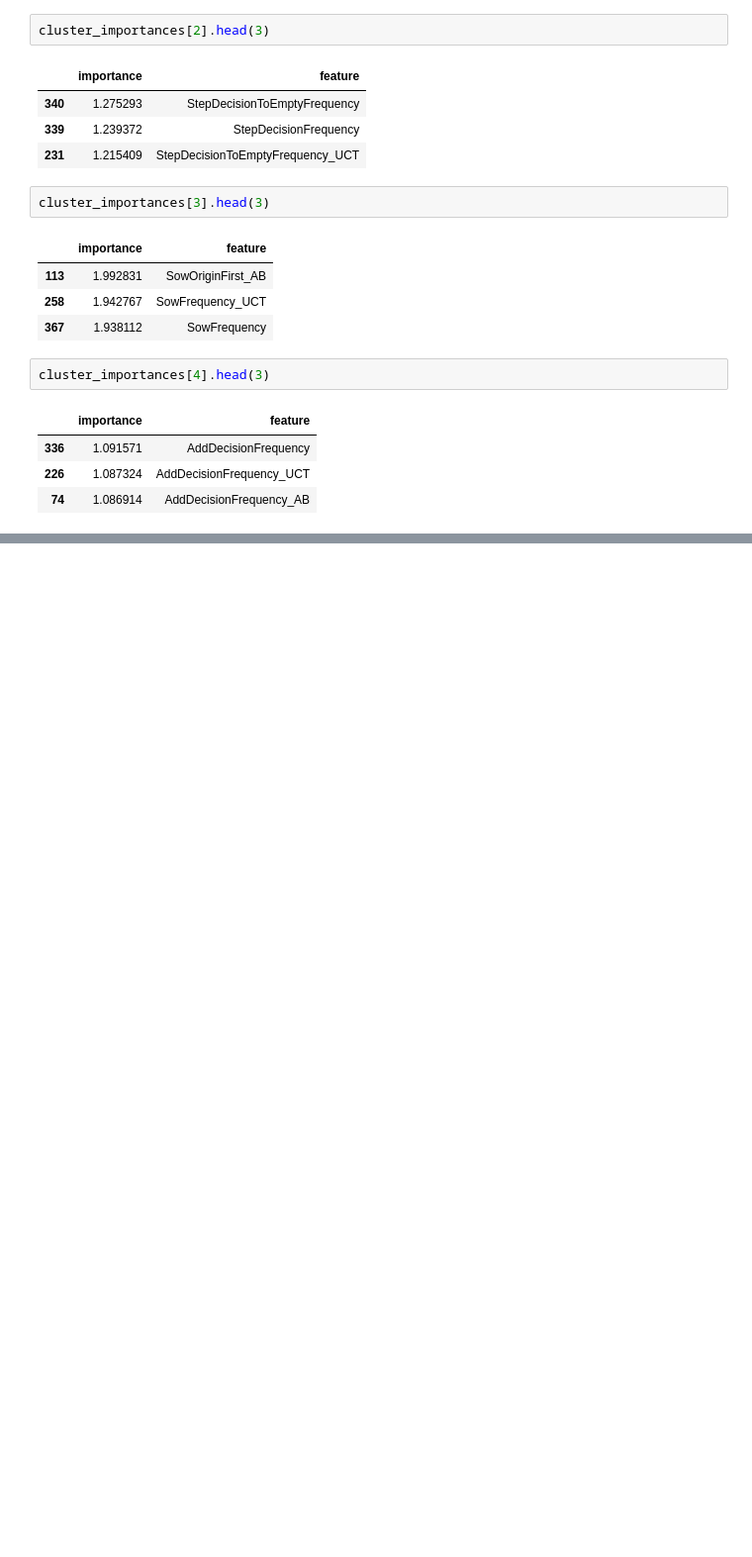
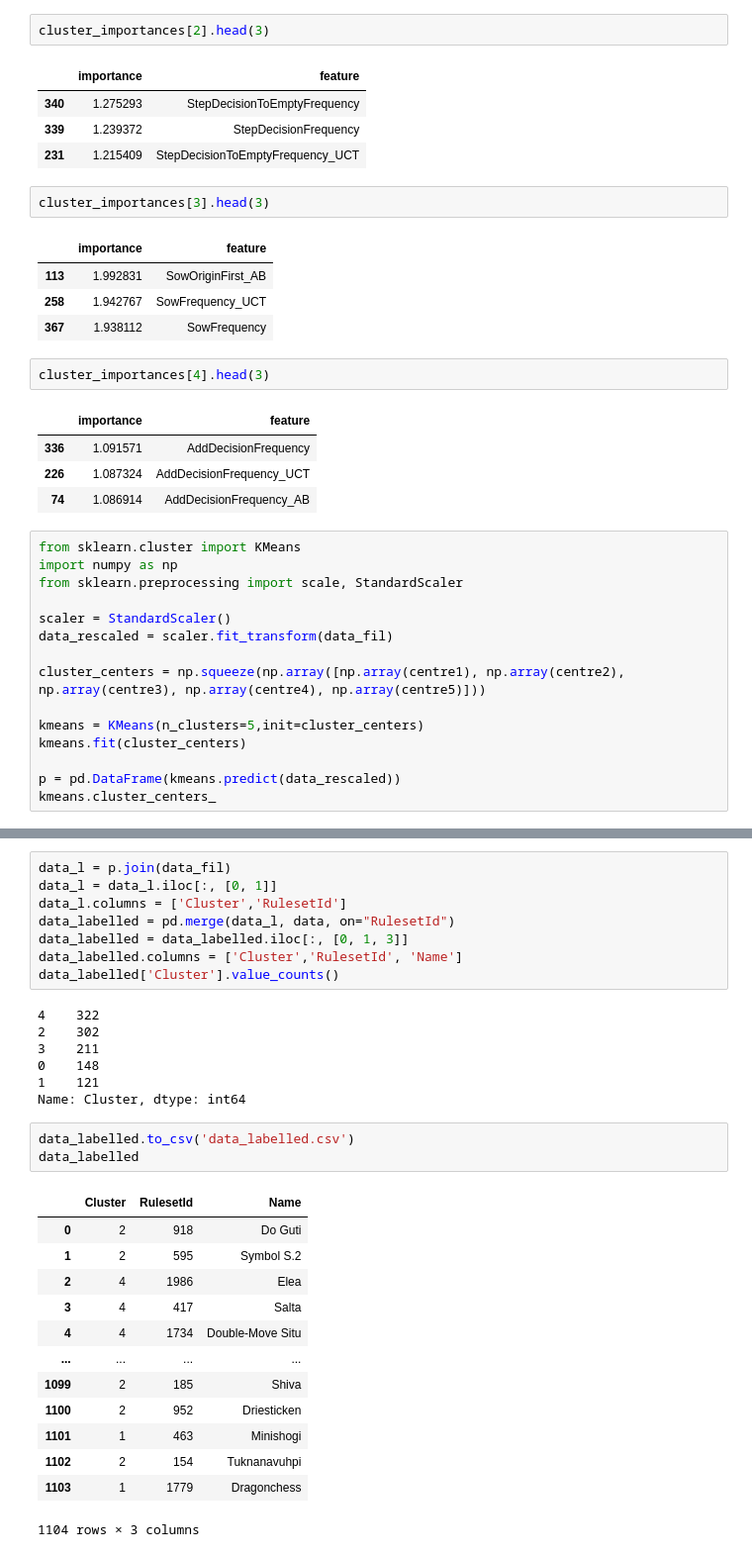
Before and after one commit to simivych/Project4.1, a Jupyter notebook: Python/Explainability.ipynb, the cells around one changed output, grey strips where cells are left out. Shown at 99% size. Cells and saved outputs as stored; diff of their text form; blank space fills up the shorter version.

```diff
--- a/Python/Explainability.ipynb
+++ b/Python/Explainability.ipynb
@@ -772,3 +772,18 @@ cluster_importances[4].head(3)
 | 336 | 1.091571 | AddDecisionFrequency |
 | 226 | 1.087324 | AddDecisionFrequency_UCT |
 | 74 | 1.086914 | AddDecisionFrequency_AB |
+# %%
+from sklearn.cluster import KMeans
+import numpy as np
+from sklearn.preprocessing import scale, StandardScaler
+
+scaler = StandardScaler()
+data_rescaled = scaler.fit_transform(data_fil)
+
+cluster_centers = np.squeeze(np.array([np.array(centre1), np.array(centre2), np.array(centre3), np.array(centre4), np.array(centre5)]))
+
+kmeans = KMeans(n_clusters=5,init=cluster_centers)
+kmeans.fit(cluster_centers)
+
+p = pd.DataFrame(kmeans.predict(data_rescaled))
+kmeans.cluster_centers_
@@ -774,0 +801,32 @@ cluster_importances[4].head(3)
+# %%
+data_l = p.join(data_fil)
+data_l = data_l.iloc[:, [0, 1]]
+data_l.columns = ['Cluster','RulesetId']
+data_labelled = pd.merge(data_l, data, on="RulesetId")
+data_labelled = data_labelled.iloc[:, [0, 1, 3]]
+data_labelled.columns = ['Cluster','RulesetId', 'Name']
+data_labelled['Cluster'].value_counts()
+# %% [output]
+4    322
+2    302
+3    211
+0    148
+1    121
+Name: Cluster, dtype: int64
+# %%
+data_labelled.to_csv('data_labelled.csv')
+data_labelled
+# %% [output]
+|  | Cluster | RulesetId | Name |
+| 0 | 2 | 918 | Do Guti |
+| 1 | 2 | 595 | Symbol S.2 |
+| 2 | 4 | 1986 | Elea |
+| 3 | 4 | 417 | Salta |
+| 4 | 4 | 1734 | Double-Move Situ |
+| ... | ... | ... | ... |
+| 1099 | 2 | 185 | Shiva |
+| 1100 | 2 | 952 | Driesticken |
+| 1101 | 1 | 463 | Minishogi |
+| 1102 | 2 | 154 | Tuknanavuhpi |
+| 1103 | 1 | 1779 | Dragonchess |
+1104 rows × 3 columns
```
Also changed, not shown: parts of 4 cells of this notebook, 1 other file.
